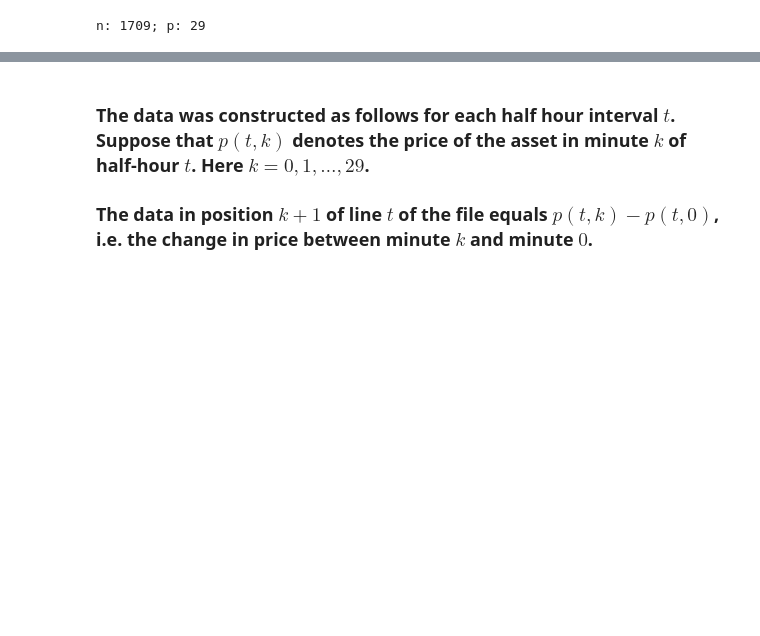
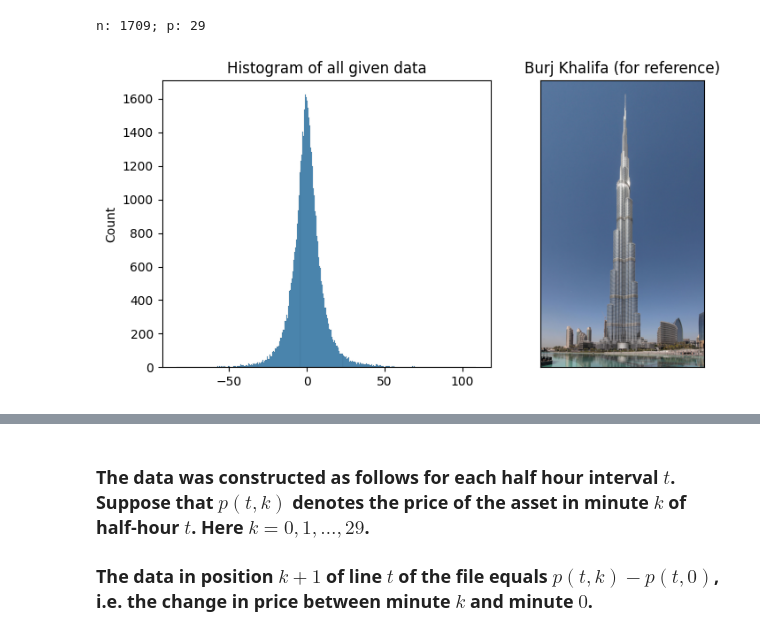
Before and after one commit to ostapenkovs/ieor-4500-apps-prog, a Jupyter notebook: hw3/hw3.ipynb, the cells around one changed output, grey strips where cells are left out. Cells and saved outputs as stored; diff of their text form; code cells hidden in the pictures; blank space fills up the shorter version.

```diff
--- a/hw3/hw3.ipynb
+++ b/hw3/hw3.ipynb
@@ -32,3 +33,18 @@ print(f'n: {n}; p: {p}')
 # X[t1:t2, :] = np.random.normal(loc=6, scale=1, size=(t2-t1, p))
 # %% [output]
 n: 1709; p: 29
+# %%
+# plotting a histogram of all the data combined
+fig, ax = plt.subplots(1, 2, figsize=(8, 4))
+sns.histplot(X.flatten(), ax=ax[0])
+ax[0].set_title('Histogram of all given data')
+
+ax[1].imshow(mpimg.imread('./data/burj_khalifa.jpg'))
+ax[1].set_xticks([])
+ax[1].set_yticks([])
+ax[1].set_title('Burj Khalifa (for reference)')
+
+plt.tight_layout()
+plt.show()
+# %% [output]
+[figure, added]
```
Also changed, not shown: parts of 5 cells of this notebook.
